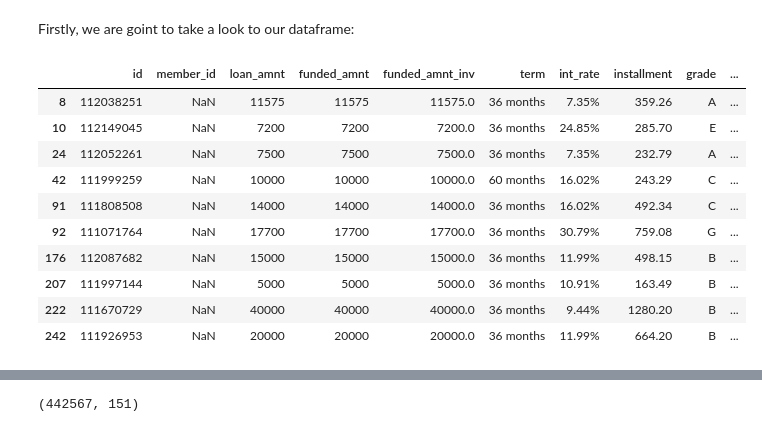
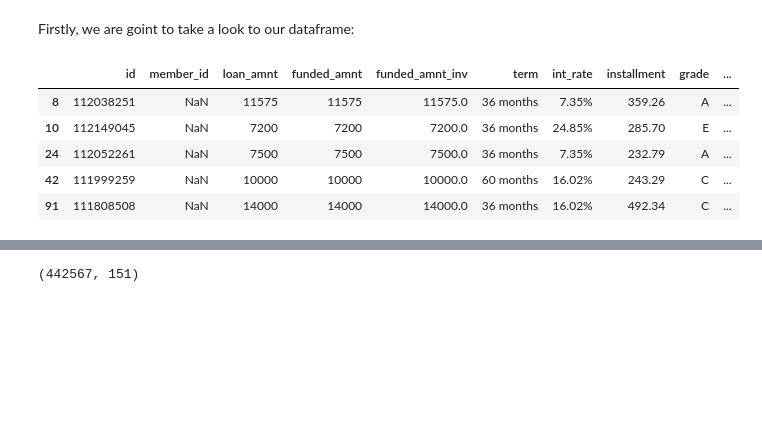
Before and after one commit to jlopezgaldon/lending_club, a Jupyter notebook: notebooks/01_EDA.ipynb, the cells around one changed output, grey strips where cells are left out. Saved outputs shown, nothing was run; the diff lists cells and outputs as text; code cells hidden in the pictures; blank space fills up the shorter version.

```diff
--- a/notebooks/01_EDA.ipynb
+++ b/notebooks/01_EDA.ipynb
@@ -63,19 +63,14 @@ data = data_binary.replace({"loan_status": dummy_dict})
 # %% [markdown]
 Firstly, we are goint to take a look to our dataframe:
 # %%
-    # First 10 rows using html display in order to view all the columns
+    # First 5 rows using html display in order to view all the columns
 data = data
-display(HTML(data.head(10).to_html()))
+display(HTML(data.head().to_html()))
 # %% [output]
 |  | id | member_id | loan_amnt | funded_amnt | funded_amnt_inv | term | int_rate | installment | grade | ... |
 | 8 | 112038251 | NaN | 11575 | 11575 | 11575.0 | 36 months | 7.35% | 359.26 | A | ... |
 | 10 | 112149045 | NaN | 7200 | 7200 | 7200.0 | 36 months | 24.85% | 285.70 | E | ... |
 | 24 | 112052261 | NaN | 7500 | 7500 | 7500.0 | 36 months | 7.35% | 232.79 | A | ... |
 | 42 | 111999259 | NaN | 10000 | 10000 | 10000.0 | 60 months | 16.02% | 243.29 | C | ... |
 | 91 | 111808508 | NaN | 14000 | 14000 | 14000.0 | 36 months | 16.02% | 492.34 | C | ... |
-| 92 | 111071764 | NaN | 17700 | 17700 | 17700.0 | 36 months | 30.79% | 759.08 | G | ... |
-| 176 | 112087682 | NaN | 15000 | 15000 | 15000.0 | 36 months | 11.99% | 498.15 | B | ... |
-| 207 | 111997144 | NaN | 5000 | 5000 | 5000.0 | 36 months | 10.91% | 163.49 | B | ... |
-| 222 | 111670729 | NaN | 40000 | 40000 | 40000.0 | 36 months | 9.44% | 1280.20 | B | ... |
-| 242 | 111926953 | NaN | 20000 | 20000 | 20000.0 | 36 months | 11.99% | 664.20 | B | ... |
 # %%
```
Also changed, not shown: parts of 30 cells of this notebook.
